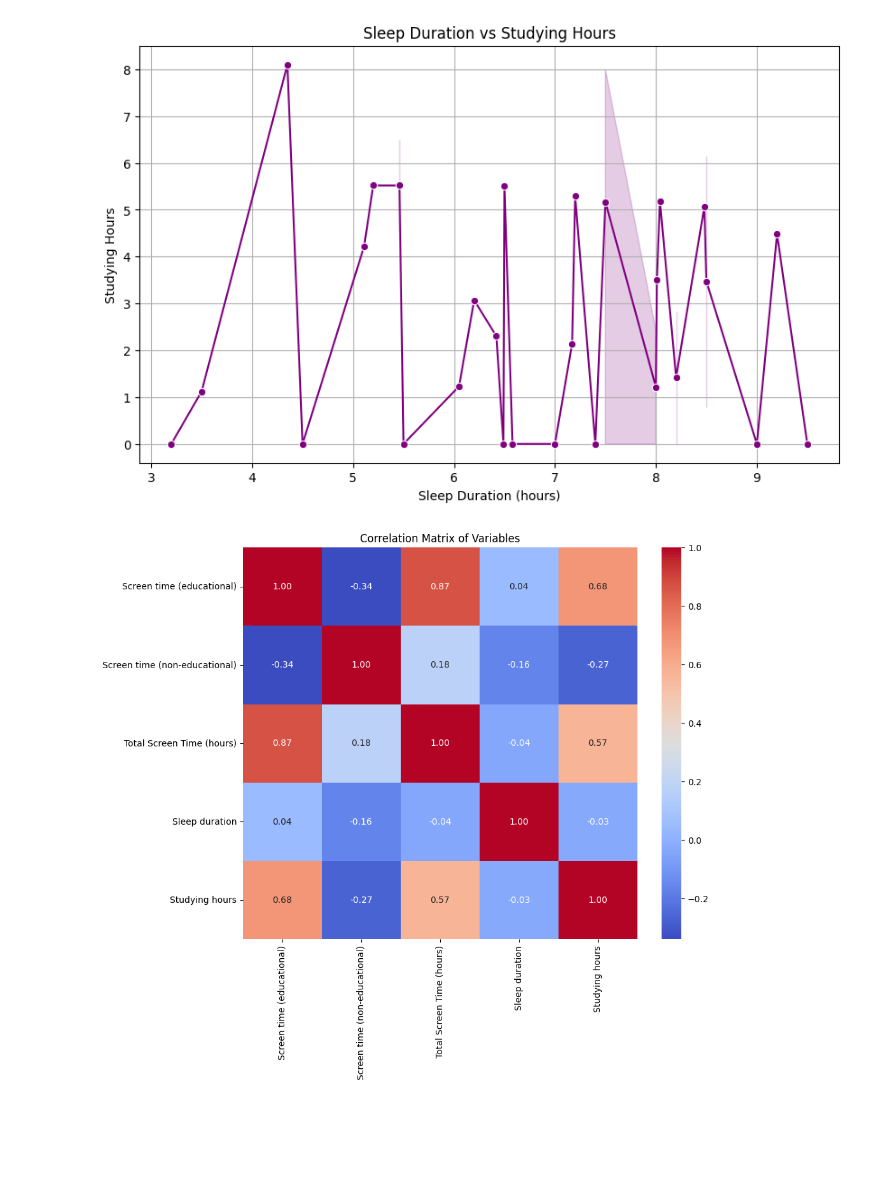
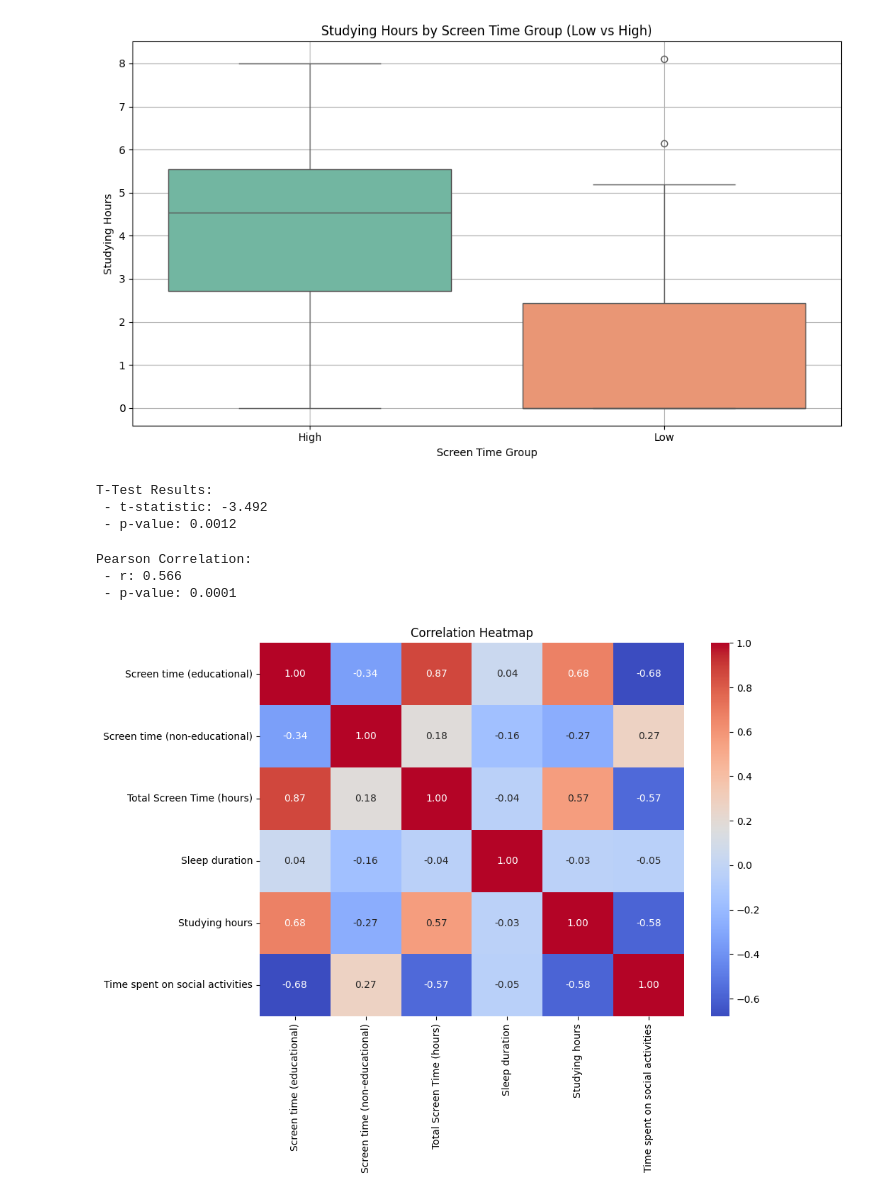
Before and after one commit to sudenilvarli/screentime_studyinghours, a Jupyter notebook: Visualization.ipynb, the cells around one changed output. Cells and saved outputs as stored; diff of their text form; code cells hidden in the pictures; blank space fills up the shorter version.

```diff
--- a/Visualization.ipynb
+++ b/Visualization.ipynb
@@ -43 +11,10 @@ df['Total Screen Time (hours)'] = df['Screen time (educational)'] + df['Screen t
+# %%
+# --- 2. Data Loading ---
+file_path = "/content/dataset.csv"  # Colab uyumlu
+
+df = pd.read_csv(file_path)
+df.columns = df.columns.str.strip()  # Boşlukları temizle
+
+df['Date'] = pd.to_datetime(df['Date'])
+df['Total Screen Time (hours)'] = df['Screen time (educational)'] + df['Screen time (non-educational)']
 # %%
@@ -87,19 +107,47 @@ plt.show()
+# %%
+# --- 6. Boxplot + T-test Based on Screen Time Level ---
+## Create Screen Time Groups
+median_screen_time = df['Total Screen Time (hours)'].median()
+df['ScreenTimeGroup'] = ['High' if x > median_screen_time else 'Low' for x in df['Total Screen Time (hours)']]
 # %%
-# 10. Lineplot: Sleep Duration vs Studying Hours
+## Boxplot: Studying Hours by Screen Time Group
 plt.figure(figsize=(10, 6))
-sns.lineplot(x='Sleep duration', y='Studying hours', data=df, marker='o', color='purple')
-plt.title('Sleep Duration vs Studying Hours')
-plt.xlabel('Sleep Duration (hours)')
+sns.boxplot(x='ScreenTimeGroup', y='Studying hours', data=df, palette='Set2')
+plt.title('Studying Hours by Screen Time Group (Low vs High)')
+plt.xlabel('Screen Time Group')
 plt.ylabel('Studying Hours')
 plt.grid(True)
+plt.tight_layout()
 plt.show()
 # %% [output]
-[figure, old version]
+[figure, new version]
+# %%
+## T-Test
+low_group = df[df['ScreenTimeGroup'] == 'Low']['Studying hours']
+high_group = df[df['ScreenTimeGroup'] == 'High']['Studying hours']
+t_stat, p_val = stats.ttest_ind(low_group, high_group)
+print(f"T-Test Results:\n - t-statistic: {t_stat:.3f}\n - p-value: {p_val:.4f}")
+# %% [output]
+T-Test Results:
+ - t-statistic: -3.492
+ - p-value: 0.0012
+# %%
+# --- 7. Correlation Analysis (Pearson) ---
+## Pearson Correlation between Total Screen Time and Studying Hours
+r_val, p_corr = stats.pearsonr(df['Total Screen Time (hours)'], df['Studying hours'])
+print(f"\nPearson Correlation:\n - r: {r_val:.3f}\n - p-value: {p_corr:.4f}")
+# %% [output]
+Pearson Correlation:
+ - r: 0.566
+ - p-value: 0.0001
 # %%
-plt.figure(figsize=(10,8))
-corr = df[['Screen time (educational)', 'Screen time (non-educational)', 'Total Screen Time (hours)', 'Sleep duration', 'Studying hours']].corr()
-sns.heatmap(corr, annot=True, cmap='coolwarm', fmt=".2f")
-plt.title('Correlation Matrix of Variables')
+# --- 8. Multivariate Analysis - Heatmap ---
+selected_cols = ['Screen time (educational)', 'Screen time (non-educational)', 'Total Screen Time (hours)',
+                 'Sleep duration', 'Studying hours', 'Time spent on social activities']
+plt.figure(figsize=(10, 8))
+sns.heatmap(df[selected_cols].corr(), annot=True, cmap='coolwarm', fmt=".2f")
+plt.title('Correlation Heatmap')
+plt.tight_layout()
 plt.show()
 # %% [output]
-[figure, old version]
+[figure, new version]
```
Also changed, not shown: parts of 17 cells of this notebook.
